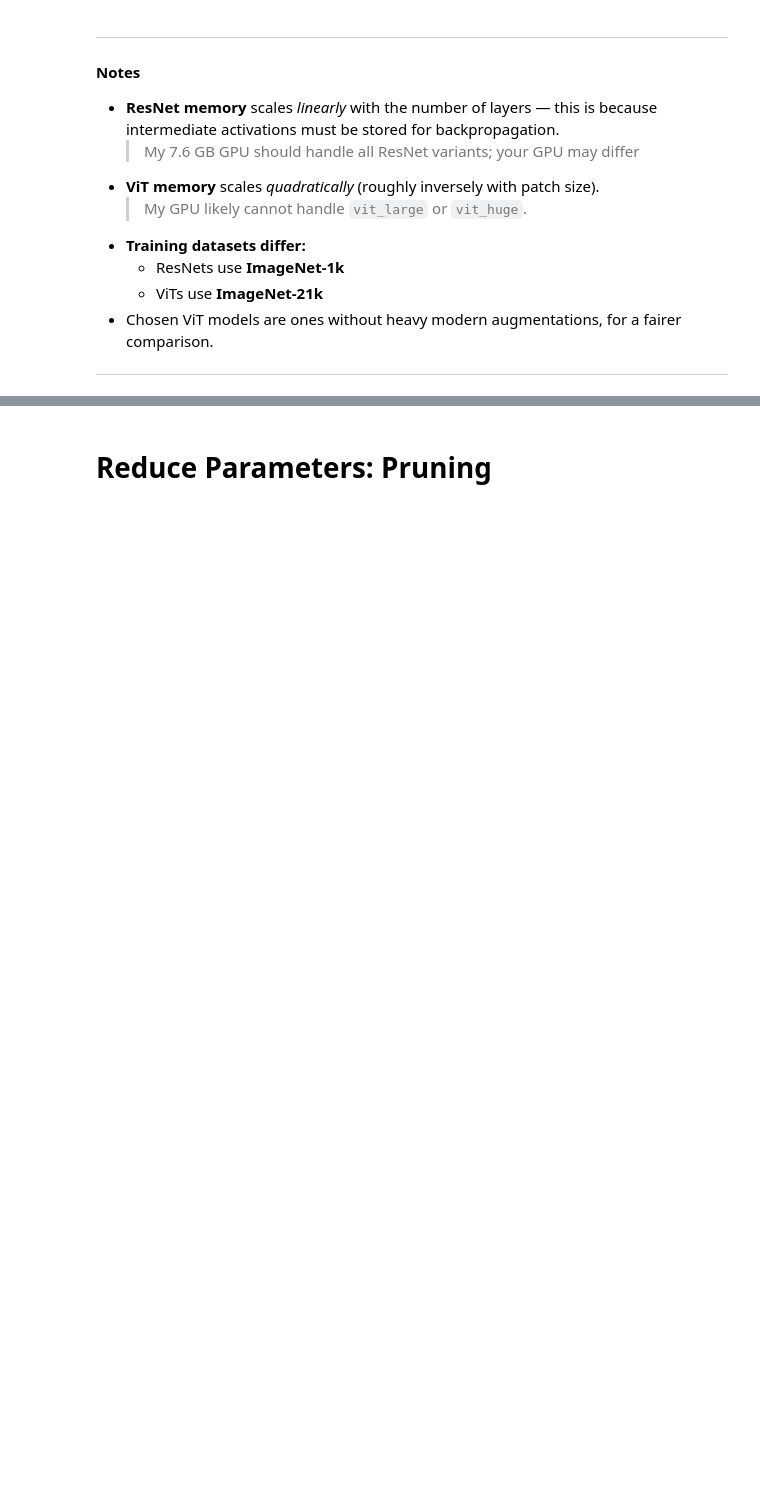
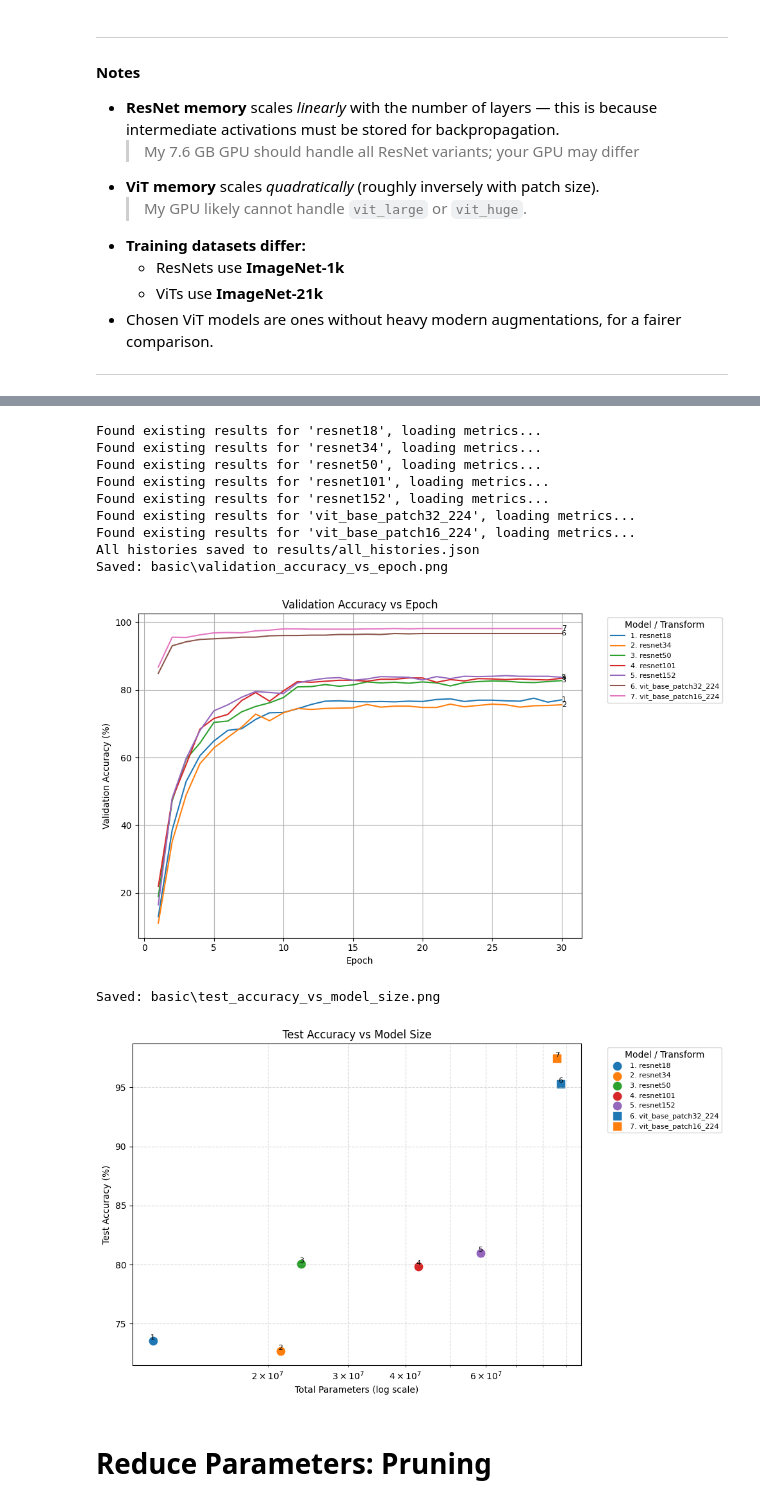
Before and after one commit to KyeYongChoo/SC4001-Deep-Learning, a Jupyter notebook: person_b_model_architecture/model_architecture.ipynb, the cells around one changed output, grey strips where cells are left out. Drawn from its saved outputs; the diff is of its cells as text; code cells hidden in the pictures; blank space fills up the shorter version.

Commit message:
Everything but deformable convolutions for resnet 150

```diff
--- a/person_b_model_architecture/model_architecture.ipynb
+++ b/person_b_model_architecture/model_architecture.ipynb
@@ -566,6 +552,20 @@ def plot_model_histories(
 	plt.show()
 # %%
-# plot_model_histories(histories)
+histories = get_or_compute_model_results(Mode.FULL_SKIP)
+plot_model_histories(histories, "basic")
+# %% [output]
+Found existing results for 'resnet18', loading metrics...
+Found existing results for 'resnet34', loading metrics...
+Found existing results for 'resnet50', loading metrics...
+Found existing results for 'resnet101', loading metrics...
+Found existing results for 'resnet152', loading metrics...
+Found existing results for 'vit_base_patch32_224', loading metrics...
+Found existing results for 'vit_base_patch16_224', loading metrics...
+All histories saved to results/all_histories.json
+Saved: basic\validation_accuracy_vs_epoch.png
+[figure, added]
+Saved: basic\test_accuracy_vs_model_size.png
+[figure, added]
 # %% [markdown]
 # Reduce Parameters: Pruning
 # %%
```
Also changed, not shown: parts of 12 cells of this notebook, 39 other files.
